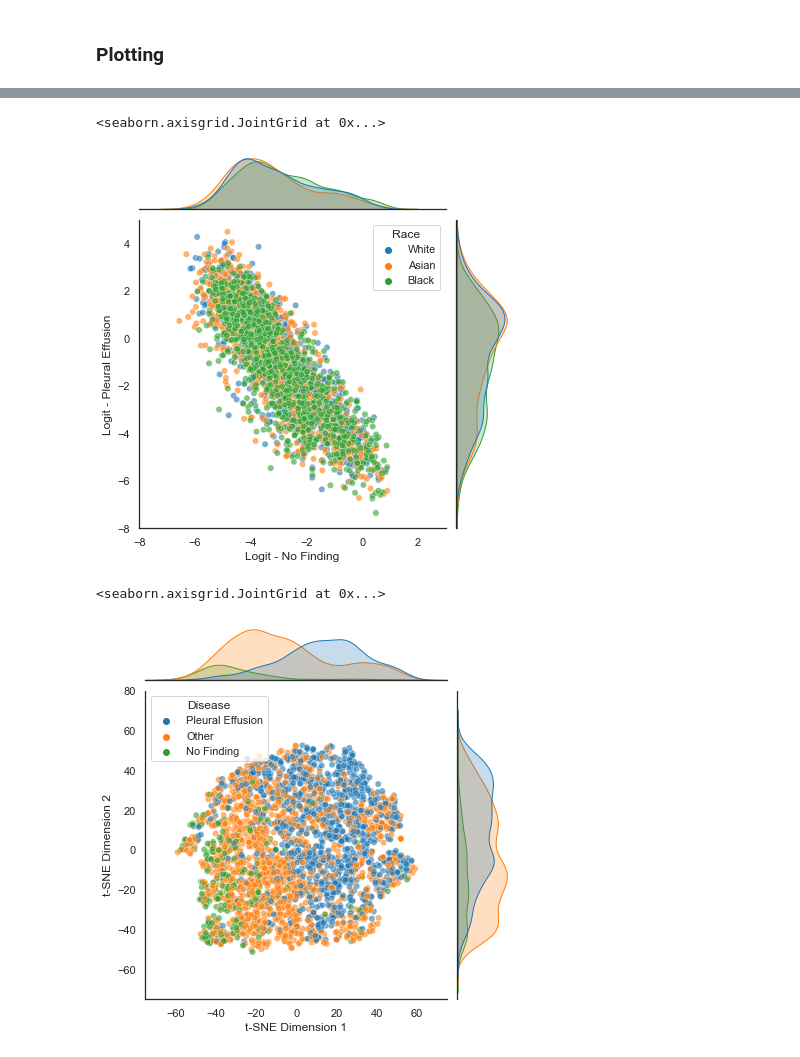
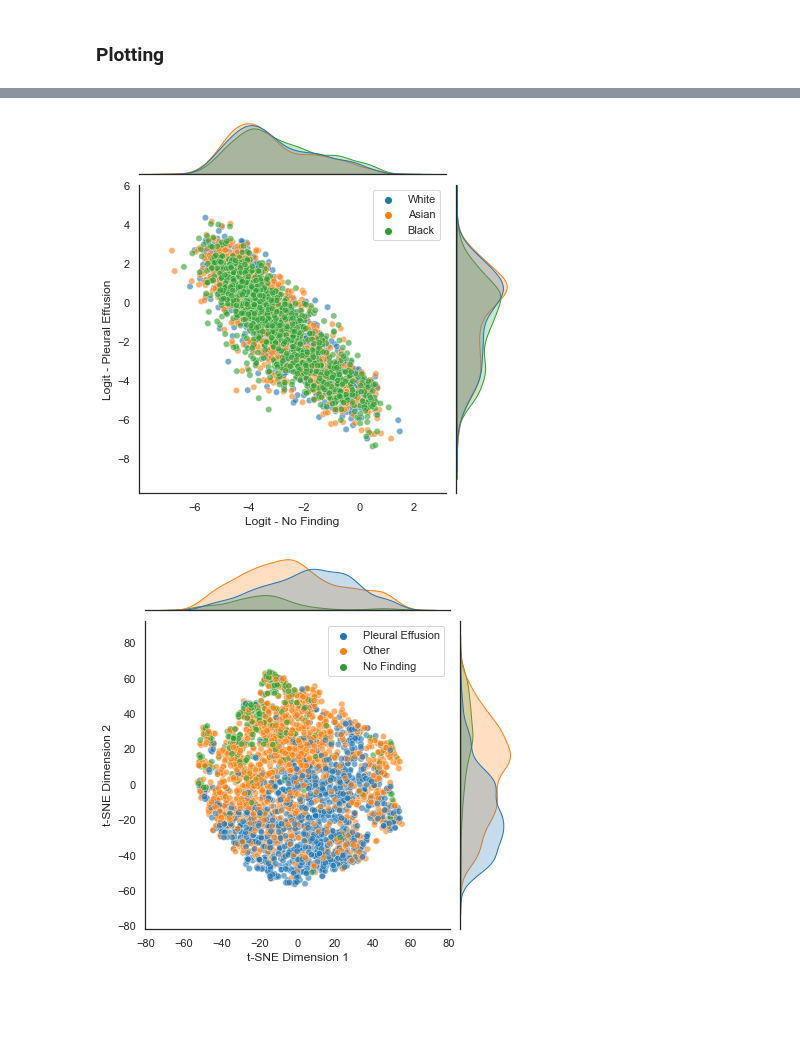
Before and after one commit to biomedia-mira/chexploration, a Jupyter notebook: notebooks/chexpert.explorer.ipynb, the cells around one changed output, grey strips where cells are left out. Cells and saved outputs as stored; diff of their text form; code cells hidden in the pictures; blank space fills up the shorter version.

Commit message:
added multitask; updated scatter plots

```diff
--- a/notebooks/chexpert.explorer.ipynb
+++ b/notebooks/chexpert.explorer.ipynb
@@ -142,11 +146,11 @@ sns.jointplot(x=xdat, y=ydat, hue=label, alpha=alpha, xlim=xlim, ylim=ylim, mark
 # %%
 label = 'Race'
 sns.set_theme(style="white", palette=None)
-sns.jointplot(x=xdat, y=ydat, hue=label, kind=kind, xlim=xlim, ylim=ylim, marker=style, s=markersize, alpha=alpha, data=sample_test)
-# plt.savefig(method + '-' + model + '-race.png', bbox_inches='tight', dpi=300)
+fig = sns.jointplot(x=xdat, y=ydat, hue=label, kind=kind, xlim=xlim, ylim=ylim, marker=style, s=markersize, alpha=alpha, data=sample_test)
+fig.ax_joint.legend(loc='upper right')
+# plt.savefig(method + '-' + model + '-race.' + out_format, bbox_inches='tight', dpi=300)
 # %% [output]
-<seaborn.axisgrid.JointGrid at 0x...>
-[figure, old version]
+[figure, new version]
 # %%
 method = 'tsne'
 xdat = 't-SNE Dimension 1'
@@ -156,11 +158,13 @@ ylim = [-75, 80]
 # %%
 label = 'Disease'
 sns.set_theme(style="white", palette=None)
-sns.jointplot(x=xdat, y=ydat, hue=label, kind=kind, alpha=alpha, xlim=xlim, ylim=ylim, marker=style, s=markersize, hue_order=['Pleural Effusion', 'Other', 'No Finding'], data=sample_test)
-# plt.savefig(method + '-' + model + '-disease.png', bbox_inches='tight', dpi=300)
+fig = sns.jointplot(x=xdat, y=ydat, hue=label, kind=kind, alpha=alpha, marker=style, s=markersize, hue_order=['Pleural Effusion', 'Other', 'No Finding'], data=sample_test)
+fig.ax_joint.legend(loc='upper right')
+# plt.savefig(method + '-' + model + '-disease.' + out_format, bbox_inches='tight', dpi=300)
+xlim = fig.ax_joint.get_xlim()
+ylim = fig.ax_joint.get_ylim()
 # %% [output]
-<seaborn.axisgrid.JointGrid at 0x...>
-[figure, old version]
+[figure, new version]
 # %%
 label = 'Sex'
 sns.set_theme(style="white", palette=None)
```
Also changed, not shown: parts of 21 cells of this notebook, 1 other file.
